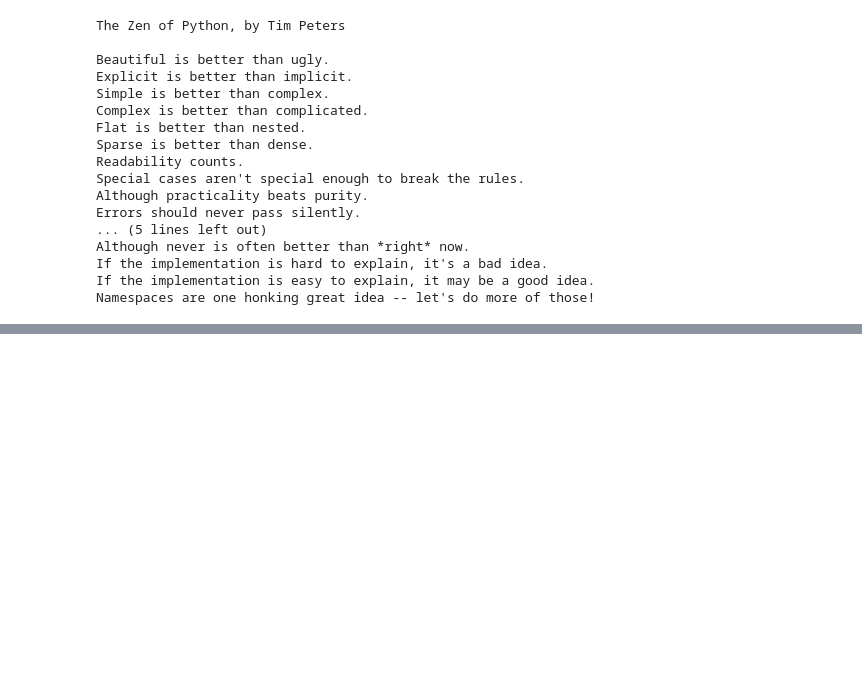
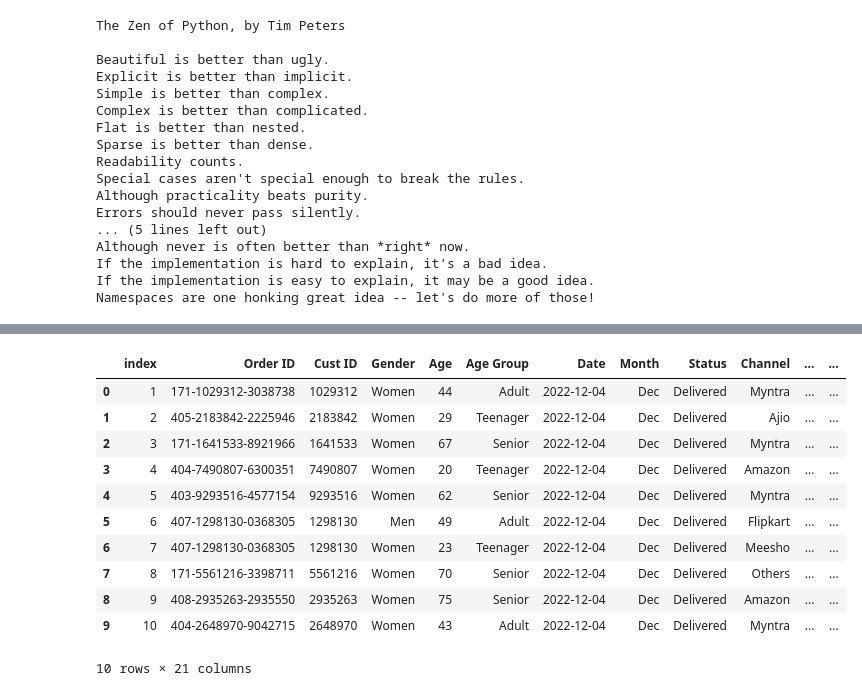
Before and after one commit to Avinash174/Data-Science-Class-WeekEnd, a Jupyter notebook: class/personal_practice/python_opencv.ipynb, the cells around one changed output, grey strips where cells are left out. Drawn from its saved outputs; the diff is of its cells as text; code cells hidden in the pictures; blank space fills up the shorter version.

```diff
--- a/class/personal_practice/python_opencv.ipynb
+++ b/class/personal_practice/python_opencv.ipynb
@@ -30,0 +52,15 @@ sys.getrefcount(a)
+# %%
+df.head(10)
+# %% [output]
+|  | index | Order ID | Cust ID | Gender | Age | Age Group | Date | Month | Status | Channel | ... | ... |
+| 0 | 1 | 171-1029312-3038738 | 1029312 | Women | 44 | Adult | 2022-12-04 | Dec | Delivered | Myntra | ... | ... |
+| 1 | 2 | 405-2183842-2225946 | 2183842 | Women | 29 | Teenager | 2022-12-04 | Dec | Delivered | Ajio | ... | ... |
+| 2 | 3 | 171-1641533-8921966 | 1641533 | Women | 67 | Senior | 2022-12-04 | Dec | Delivered | Myntra | ... | ... |
+| 3 | 4 | 404-7490807-6300351 | 7490807 | Women | 20 | Teenager | 2022-12-04 | Dec | Delivered | Amazon | ... | ... |
+| 4 | 5 | 403-9293516-4577154 | 9293516 | Women | 62 | Senior | 2022-12-04 | Dec | Delivered | Myntra | ... | ... |
+| 5 | 6 | 407-1298130-0368305 | 1298130 | Men | 49 | Adult | 2022-12-04 | Dec | Delivered | Flipkart | ... | ... |
+| 6 | 7 | 407-1298130-0368305 | 1298130 | Women | 23 | Teenager | 2022-12-04 | Dec | Delivered | Meesho | ... | ... |
+| 7 | 8 | 171-5561216-3398711 | 5561216 | Women | 70 | Senior | 2022-12-04 | Dec | Delivered | Others | ... | ... |
+| 8 | 9 | 408-2935263-2935550 | 2935263 | Women | 75 | Senior | 2022-12-04 | Dec | Delivered | Amazon | ... | ... |
+| 9 | 10 | 404-2648970-9042715 | 2648970 | Women | 43 | Adult | 2022-12-04 | Dec | Delivered | Myntra | ... | ... |
+10 rows × 21 columns
```
Also changed, not shown: parts of 9 cells of this notebook, 2 other files.
